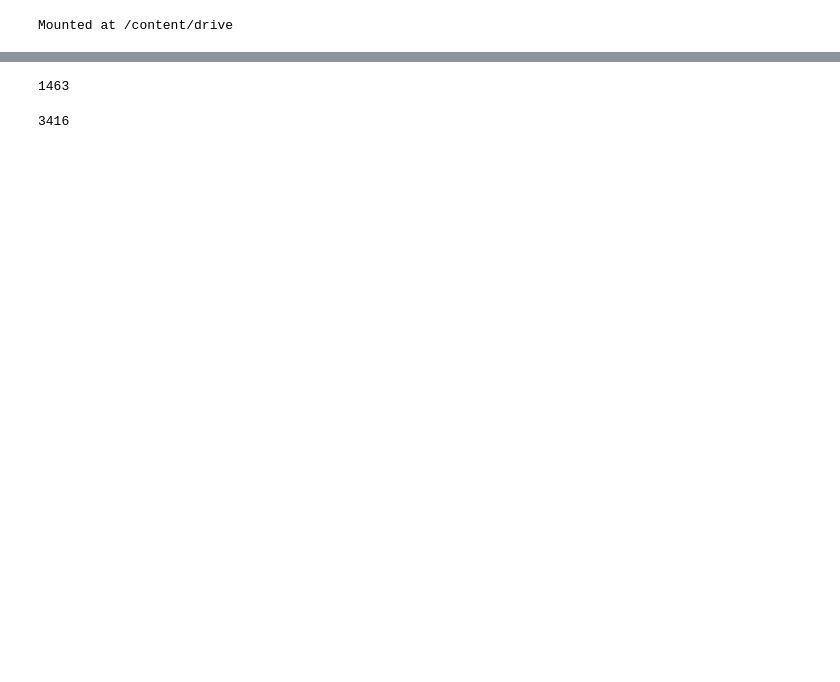
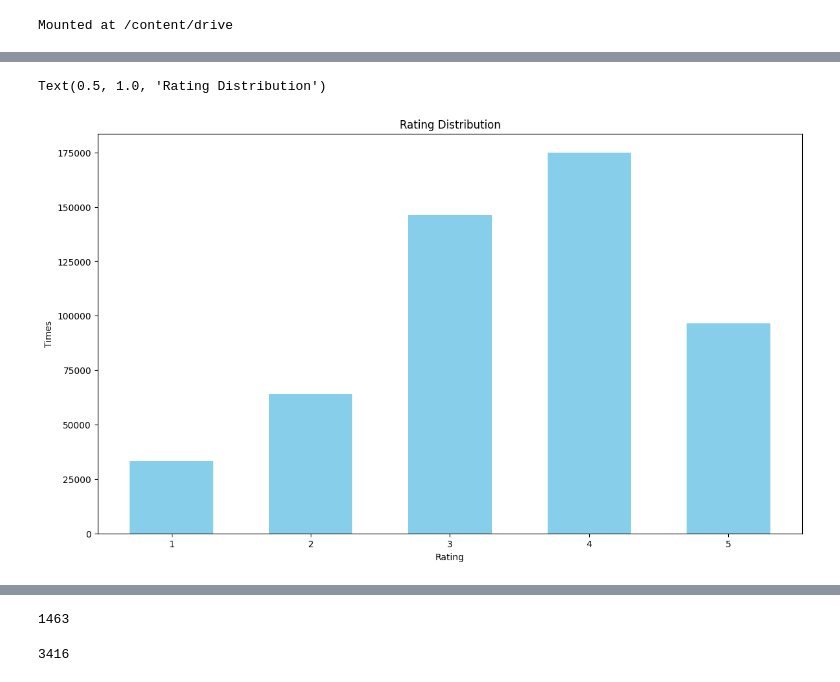
Before and after one commit to hieunt1410/LightBPR, a Jupyter notebook: ML_1M_Processing.ipynb, the cells around one changed output, grey strips where cells are left out. Saved outputs shown, nothing was run; the diff lists cells and outputs as text; code cells hidden in the pictures; blank space fills up the shorter version.

```diff
--- a/ML_1M_Processing.ipynb
+++ b/ML_1M_Processing.ipynb
@@ -105,0 +118,16 @@ NameError: name 'ratings' is not defined
+# %%
+rating_cnt = {}
+for x in ratings.rating.tolist():
+  if x not in rating_cnt:
+    rating_cnt[x] = 1
+  else:
+    rating_cnt[x] += 1
+
+plt.figure(figsize=(14, 8))
+plt.bar(rating_cnt.keys(), rating_cnt.values(), color='skyblue', width=0.6)
+plt.xlabel('Rating')
+plt.ylabel('Times')
+plt.title('Rating Distribution')
+# %% [output]
+Text(0.5, 1.0, 'Rating Distribution')
+[figure, added]
```
Also changed, not shown: parts of 16 cells of this notebook.
